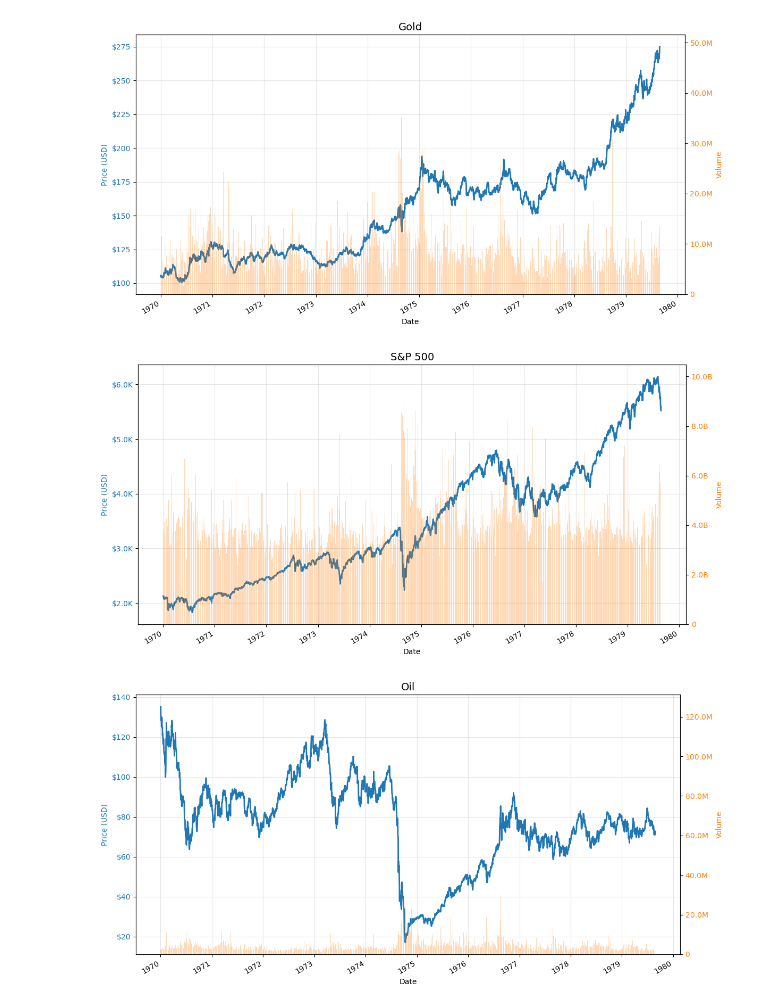
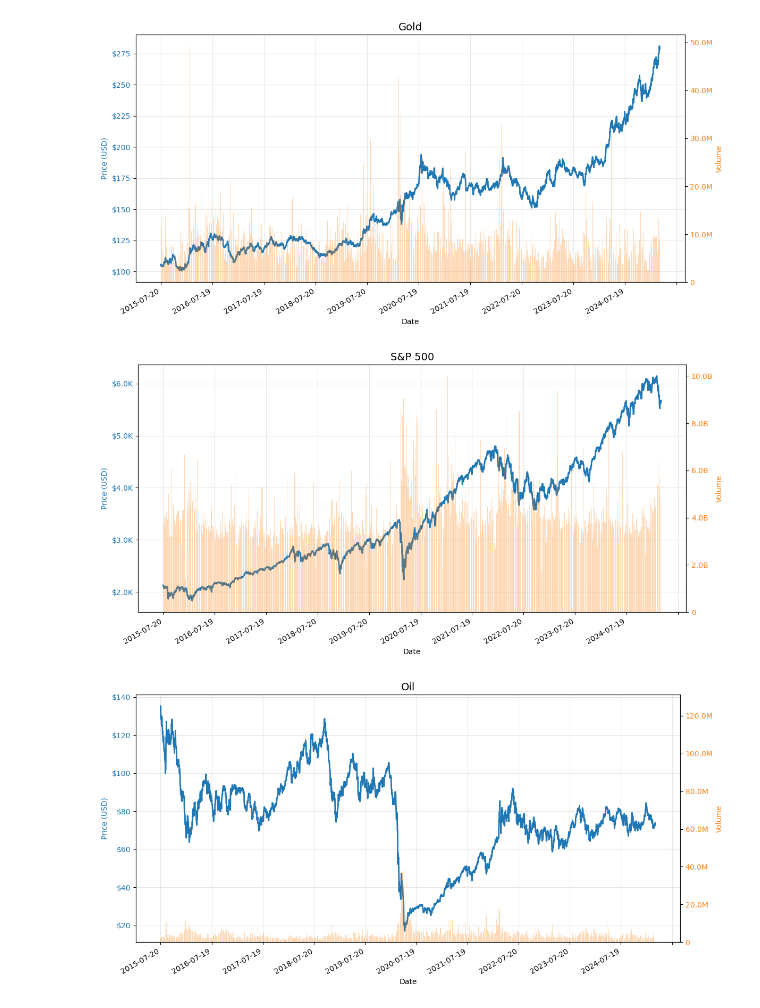
Before and after one commit to Hatimqr/Crypto-Trading, a Jupyter notebook: crypto.ipynb, the cells around one changed output. Saved outputs shown, nothing was run; the diff lists cells and outputs as text; code cells hidden in the pictures.

```diff
--- a/crypto.ipynb
+++ b/crypto.ipynb
@@ -118,7 +118,7 @@ def plot_price_volume(df, price_column=0, volume_column=1,
 
     ax2.yaxis.set_major_formatter(FuncFormatter(volume_formatter))
 
-    ax1.xaxis.set_major_formatter(mdates.DateFormatter('%Y'))
+    # ax1.xaxis.set_major_formatter(mdates.DateFormatter('%YY'))
     ax1.xaxis.set_major_locator(mdates.YearLocator())
 
     # Add title and grid
@@ -150,6 +150,6 @@ plt.show()
-[figure, old version]
+[figure, new version]
-[figure, old version]
+[figure, new version]
-[figure, old version]
+[figure, new version]
 # %%
 from sklearn.preprocessing import MinMaxScaler
 scaler = MinMaxScaler()
```
Also changed, not shown: parts of 4 cells of this notebook, 2 other files.
